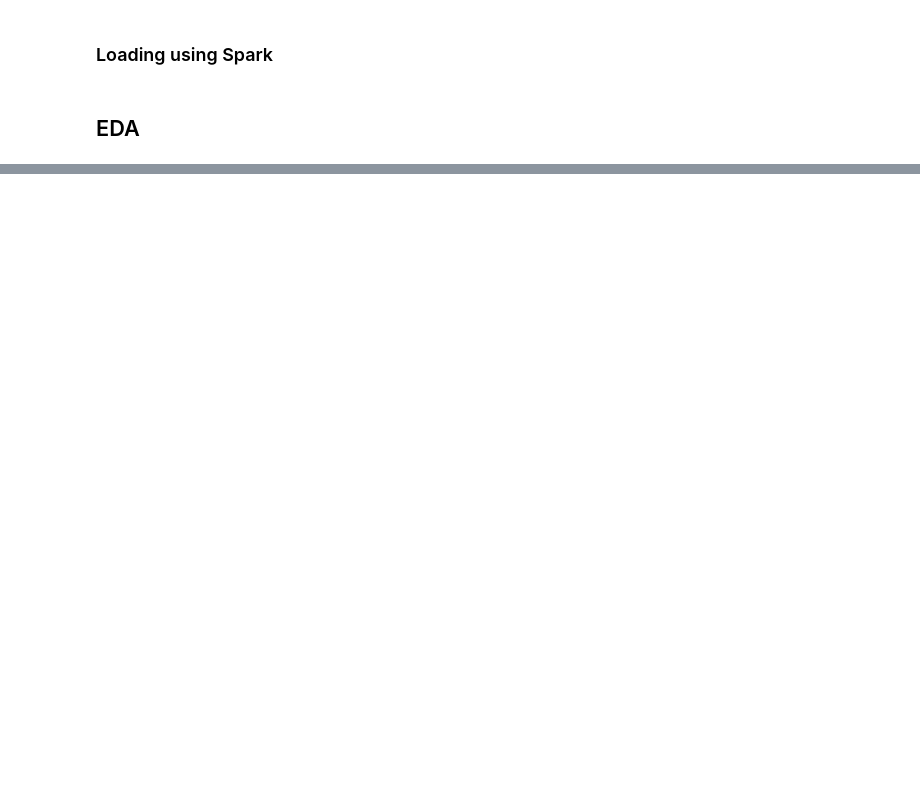
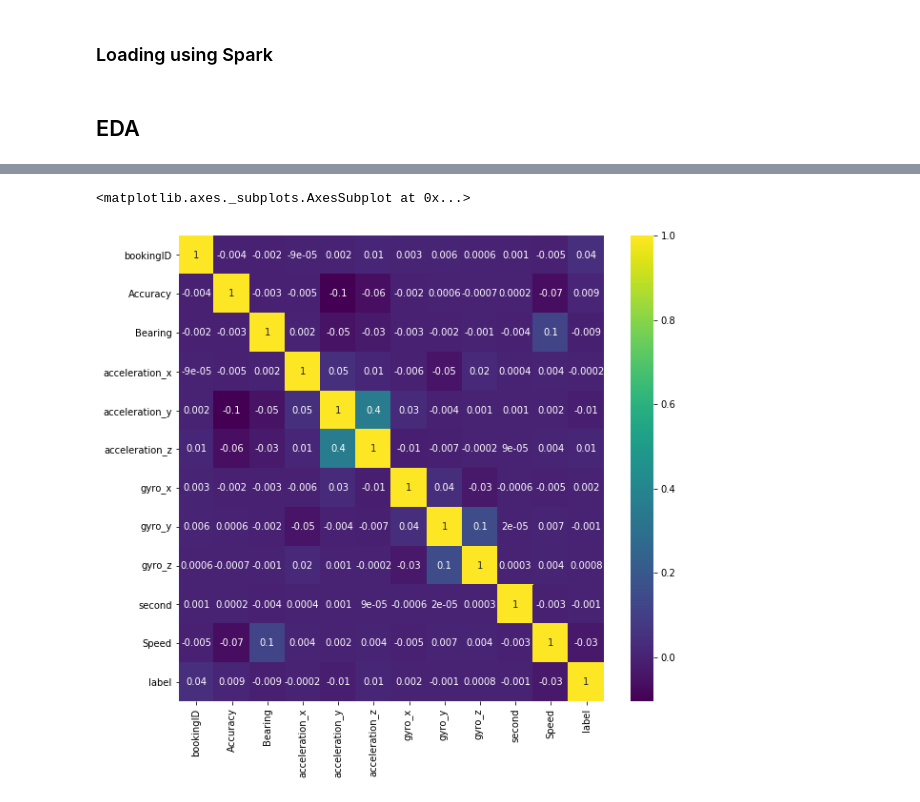
Before and after one commit to PrinceJavier/grab-ai, a Jupyter notebook: grab-ai-eda.ipynb, the cells around one changed output, grey strips where cells are left out. Cells and saved outputs as stored; diff of their text form; code cells hidden in the pictures; blank space fills up the shorter version.

```diff
--- a/grab-ai-eda.ipynb
+++ b/grab-ai-eda.ipynb
@@ -323,3 +346,13 @@ df_feats_labels.head()
+# %%
+# we look at the correlations between the features using a covariance matrix
+plt.figure(figsize=(10, 9))
+
+df_corr_matrix = pd.DataFrame(np.corrcoef(df_feats_labels.values.T),
+                              index=df_feats_labels.columns, columns=df_feats_labels.columns)
+sns.heatmap(df_corr_matrix, annot=True, fmt='0.1g', cmap="viridis")
+# %% [output]
+<matplotlib.axes._subplots.AxesSubplot at 0x...>
+[figure, added]
 # %%
 # boxplots
 plt.semilogy()
```
Also changed, not shown: parts of 25 cells of this notebook.
